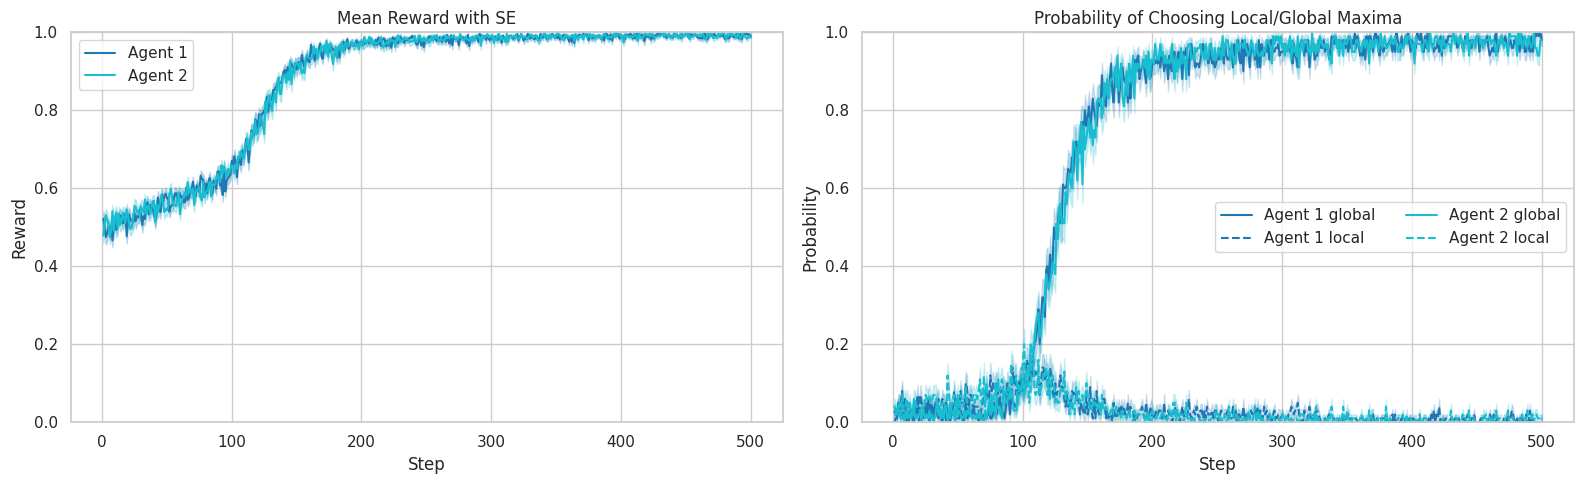
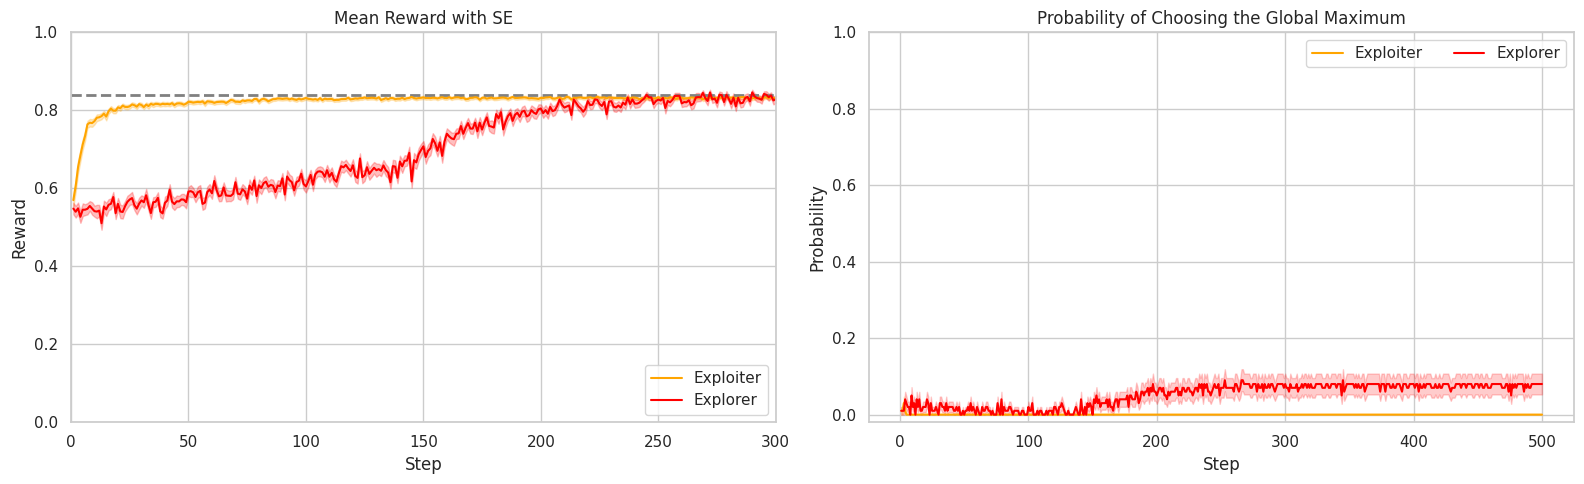
The change to this notebook cell's code, shown as a diff; its figure went from the first image to the second:
--- before
+++ after
@@ -30,5 +30,9 @@
 
 agent_ids = sorted(df_grouped['AgentID'].unique())
-colors = plt.cm.tab10(np.linspace(0, 1, len(agent_ids)))
+colors = ['orange', 'red'] # plt.cm.tab10(np.linspace(0, 1, len(agent_ids)))
+agents = ['Exploiter', 'Explorer']
+
+
+axes[0].hlines(y=0.84, xmin=0, xmax=300, color='gray', linestyle='--', linewidth=2)
 
 for color, agent_id in zip(colors, agent_ids):
@@ -40,5 +44,5 @@
 
     # Left: mean reward
-    axes[0].plot(agent_df['Step'], agent_df['reward_mean'], label=f'Agent {int(agent_id)}', color=color)
+    axes[0].plot(agent_df['Step'], agent_df['reward_mean'], label=agents[agent_id-1], color=color)
     axes[0].fill_between(
         agent_df['Step'],
@@ -53,5 +57,5 @@
         agent_df['Step'],
         agent_df['global_max_mean'],
-        label=f'Agent {int(agent_id)} global',
+        label=agents[agent_id-1], #f'Agent {int(agent_id)} global',
         color=color,
         linestyle='-',
@@ -65,18 +69,18 @@
     )
 
-    axes[1].plot(
-        agent_df['Step'],
-        agent_df['local_max_mean'],
-        label=f'Agent {int(agent_id)} local',
-        color=color,
-        linestyle='--',
-    )
-    axes[1].fill_between(
-        agent_df['Step'],
-        agent_df['local_max_mean'] - local_max_se,
-        agent_df['local_max_mean'] + local_max_se,
-        alpha=0.20,
-        color=color,
-    )
+    # axes[1].plot(
+    #     agent_df['Step'],
+    #     agent_df['local_max_mean'],
+    #     label=f'Agent {int(agent_id)} local',
+    #     color=color,
+    #     linestyle='--',
+    # )
+    # axes[1].fill_between(
+    #     agent_df['Step'],
+    #     agent_df['local_max_mean'] - local_max_se,
+    #     agent_df['local_max_mean'] + local_max_se,
+    #     alpha=0.20,
+    #     color=color,
+    # )
 
 axes[0].set_title('Mean Reward with SE')
@@ -84,10 +88,12 @@
 axes[0].set_ylabel('Reward')
 axes[0].set_ylim(0, 1)
-axes[0].legend()
+axes[0].legend(loc='lower right')
 
-axes[1].set_title('Probability of Choosing Local/Global Maxima')
+axes[0].set_xlim(0, 300)
+
+axes[1].set_title('Probability of Choosing the Global Maximum')
 axes[1].set_xlabel('Step')
 axes[1].set_ylabel('Probability')
-axes[1].set_ylim(0, 1)
+axes[1].set_ylim(-0.02, 1)
 axes[1].legend(ncol=2)
 

Commit: update notebooks/defaults with current experimental parameters